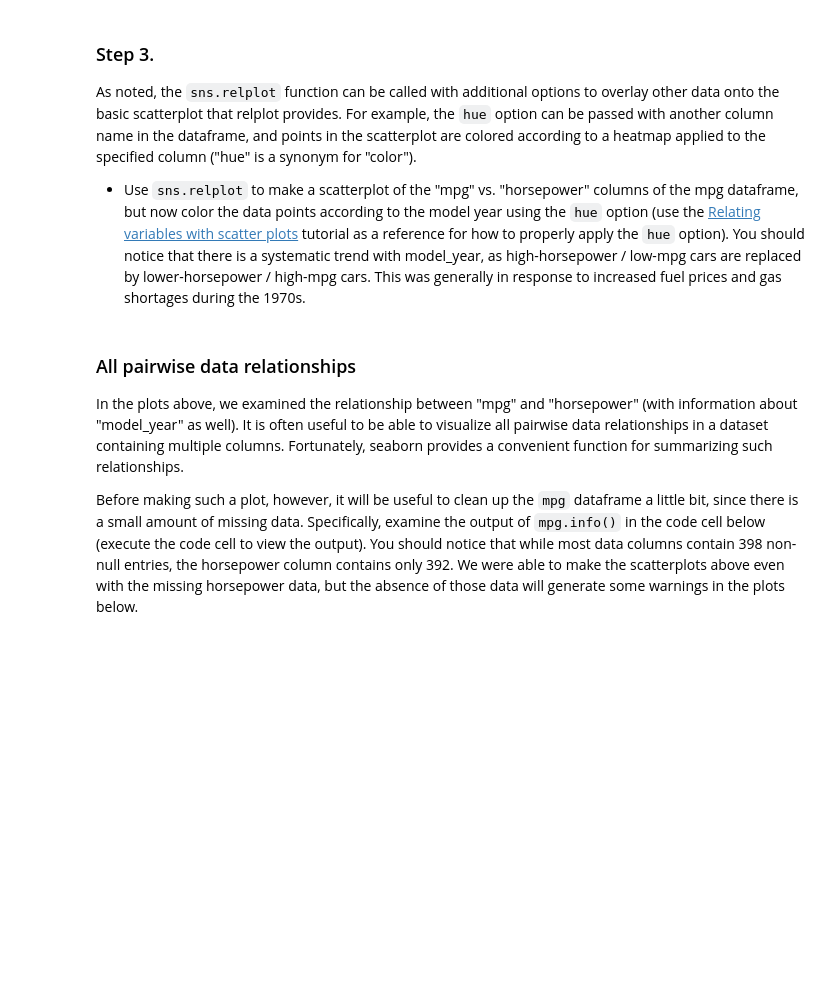
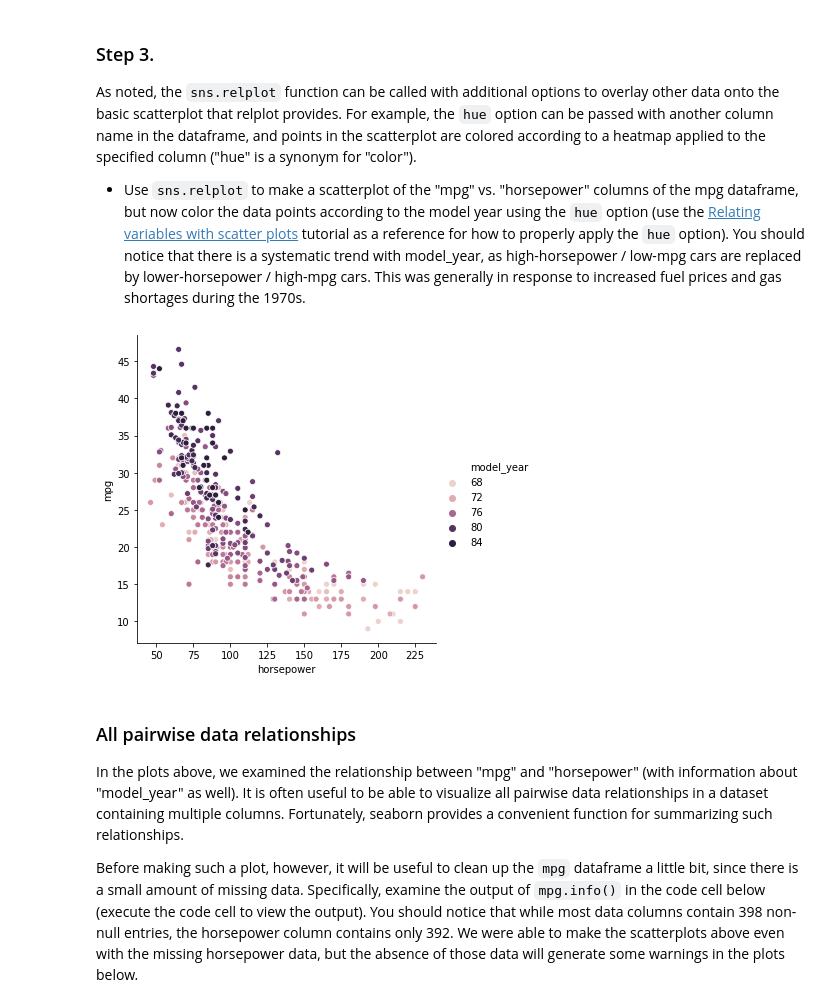
Before and after one commit to StarPerfect/Cornell, a Jupyter notebook: Seaborn.ipynb, the cells around one changed output. Cells and saved outputs as stored; diff of their text form; code cells hidden in the pictures; blank space fills up the shorter version.

````diff
--- a/Seaborn.ipynb
+++ b/Seaborn.ipynb
@@ -61,6 +61,10 @@ sns.relplot(x='horsepower', y='mpg', data=mpg);
 As noted, the ```sns.relplot``` function can be called with additional options to overlay other data onto the basic scatterplot that relplot provides.  For example, the ```hue``` option can be passed with another column name in the dataframe, and points in the scatterplot are colored according to a heatmap applied to the specified column ("hue" is a synonym for "color").
 
 * Use ```sns.relplot``` to make a scatterplot of the "mpg" vs. "horsepower" columns of the mpg dataframe, but now color the data points according to the model year using the `hue` option (use the <a href="https://seaborn.pydata.org/tutorial/relational.html#relating-variables-with-scatter-plots">Relating variables with scatter plots</a> tutorial as a reference for how to properly apply the `hue` option). You should notice that there is a systematic trend with model_year, as high-horsepower / low-mpg cars are replaced by lower-horsepower / high-mpg cars. This was generally in response to increased fuel prices and gas shortages during the 1970s.
+# %%
+sns.relplot(x='horsepower', y='mpg', data=mpg, hue='model_year');
+# %% [output]
+[figure, added]
 # %% [markdown]
 ### All pairwise data relationships
 
````
Also changed, not shown: parts of 4 cells of this notebook.
